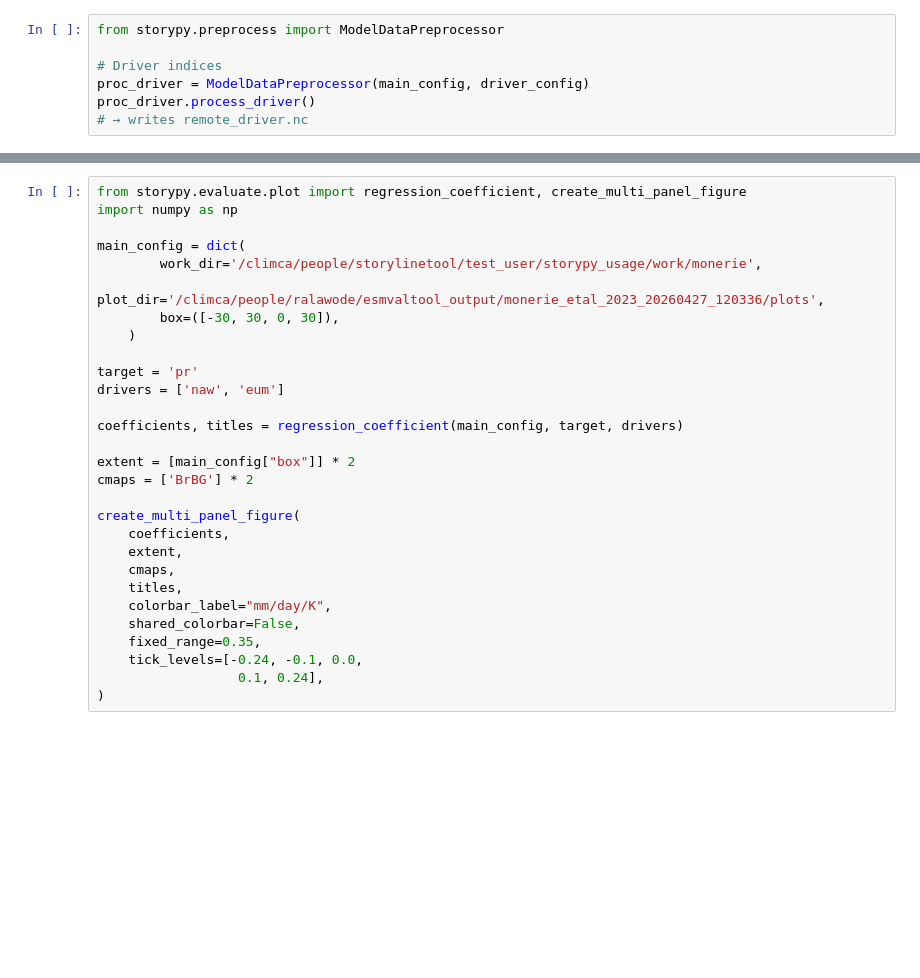
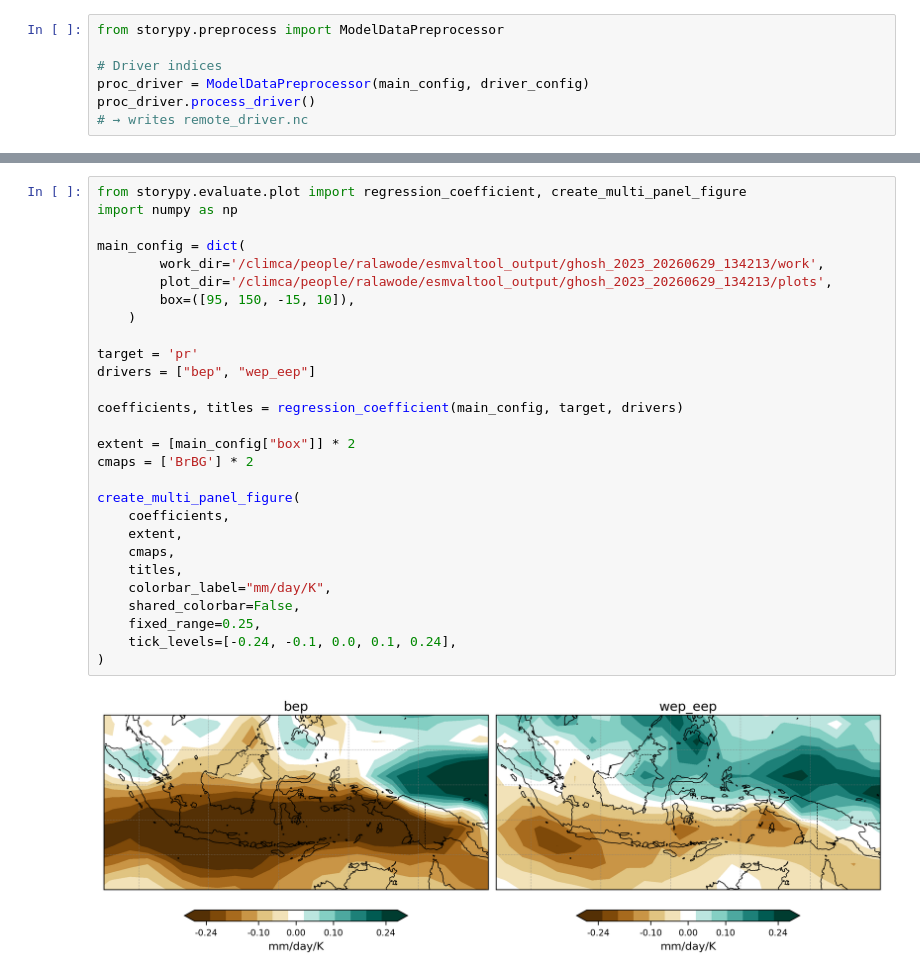
Before and after one commit to LIM-Climate-Causality/storypy, a Jupyter notebook: notebooks/sp_ghosh_2023.ipynb, the cells around one changed output, grey strips where cells are left out. Drawn from its saved outputs; the diff is of its cells as text; blank space fills up the shorter version.

```diff
--- a/notebooks/sp_ghosh_2023.ipynb
+++ b/notebooks/sp_ghosh_2023.ipynb
@@ -232,29 +689,30 @@ plt.show()
 # %%
 from storypy.evaluate.plot import regression_coefficient, create_multi_panel_figure
 import numpy as np
 
 main_config = dict(
-        work_dir='/climca/people/storylinetool/test_user/storypy_usage/work/monerie',
-        plot_dir='/climca/people/ralawode/esmvaltool_output/monerie_etal_2023_20260427_120336/plots',
-        box=([-30, 30, 0, 30]),
+        work_dir='/climca/people/ralawode/esmvaltool_output/ghosh_2023_20260629_134213/work',
+        plot_dir='/climca/people/ralawode/esmvaltool_output/ghosh_2023_20260629_134213/plots',
+        box=([95, 150, -15, 10]),
     )
 
 target = 'pr'
-drivers = ['naw', 'eum']
+drivers = ["bep", "wep_eep"]
 
 coefficients, titles = regression_coefficient(main_config, target, drivers)
 
 extent = [main_config["box"]] * 2
 cmaps = ['BrBG'] * 2
 
 create_multi_panel_figure(
     coefficients,
     extent,
     cmaps,
     titles,
     colorbar_label="mm/day/K",
     shared_colorbar=False,
-    fixed_range=0.35,
-    tick_levels=[-0.24, -0.1, 0.0,
-                  0.1, 0.24],
+    fixed_range=0.25,
+    tick_levels=[-0.24, -0.1, 0.0, 0.1, 0.24],
 )
+# %% [output]
+[figure, added]
```
Also changed, not shown: parts of 34 cells of this notebook, 2 other files.
